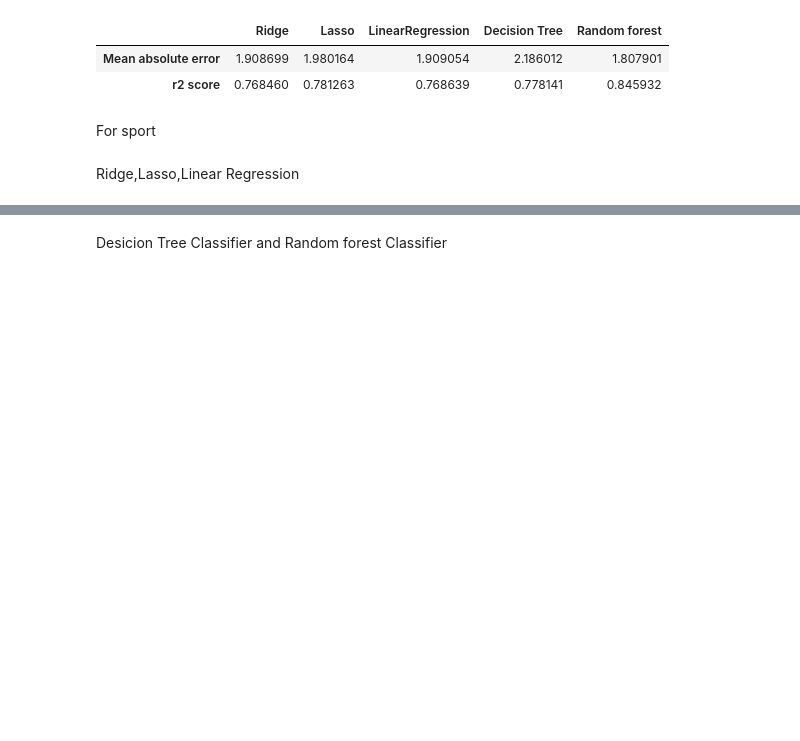
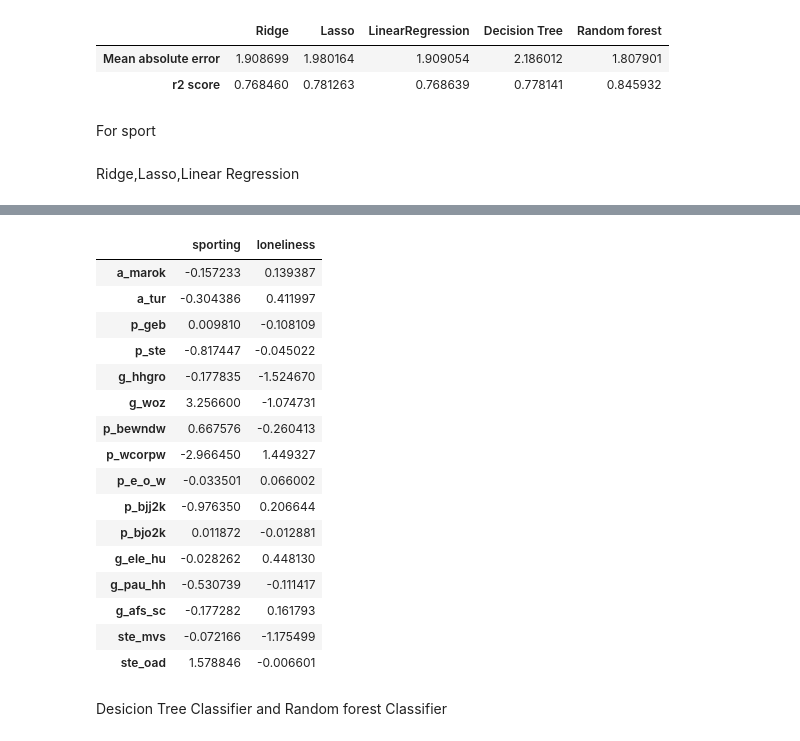
Before and after one commit to ashleyrennnnnn/Assignments-Machine-Learning, a Jupyter notebook: Regression_model_part.ipynb, the cells around one changed output, grey strips where cells are left out. Drawn from its saved outputs; the diff is of its cells as text; code cells hidden in the pictures; blank space fills up the shorter version.

```diff
--- a/Regression_model_part.ipynb
+++ b/Regression_model_part.ipynb
@@ -207,3 +217,30 @@ lasso_result
+# %%
+lasso_pipe.set_params(estimator__alpha=0.04714866363457394)
+lasso_pipe.fit(X_pre_imputed, y_loneliness)
+loneliness = pd.DataFrame({name: [lasso_pipe["estimator"].coef_[idx]]for idx, name in enumerate(X.columns)}).transpose().rename(columns={0: "loneliness"})
+
+lasso_pipe.set_params(estimator__alpha=0.08286427728546843)
+lasso_pipe.fit(X_pre_imputed, y_sporting)
+sporting= pd.DataFrame({name: [lasso_pipe["estimator"].coef_[idx]]for idx, name in enumerate(X.columns)}).transpose().rename(columns={0: "sporting"})
+pd.concat([sporting, loneliness],axis=1).replace(0, np.nan).dropna(thresh=2)
+# %% [output]
+|  | sporting | loneliness |
+| a_marok | -0.157233 | 0.139387 |
+| a_tur | -0.304386 | 0.411997 |
+| p_geb | 0.009810 | -0.108109 |
+| p_ste | -0.817447 | -0.045022 |
+| g_hhgro | -0.177835 | -1.524670 |
+| g_woz | 3.256600 | -1.074731 |
+| p_bewndw | 0.667576 | -0.260413 |
+| p_wcorpw | -2.966450 | 1.449327 |
+| p_e_o_w | -0.033501 | 0.066002 |
+| p_bjj2k | -0.976350 | 0.206644 |
+| p_bjo2k | 0.011872 | -0.012881 |
+| g_ele_hu | -0.028262 | 0.448130 |
+| g_pau_hh | -0.530739 | -0.111417 |
+| g_afs_sc | -0.177282 | 0.161793 |
+| ste_mvs | -0.072166 | -1.175499 |
+| ste_oad | 1.578846 | -0.006601 |
 # %%
 lr_pipe = Pipeline([("scaler", StandardScaler()),("estimator", LinearRegression(n_jobs=-1))])
 params = {}
```
Also changed, not shown: parts of 4 cells of this notebook.
